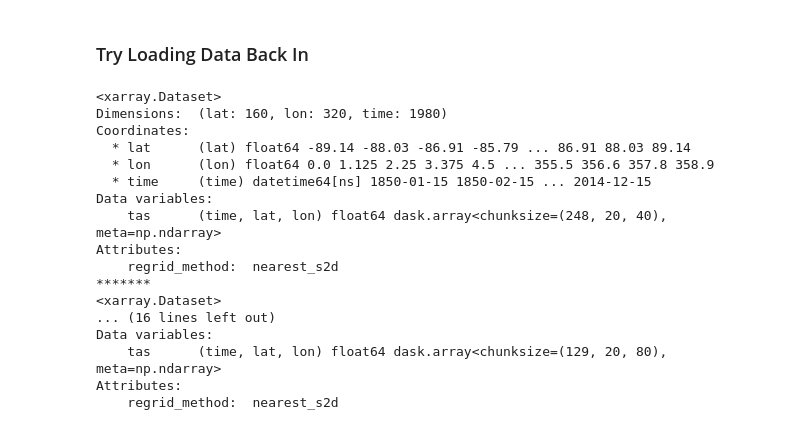
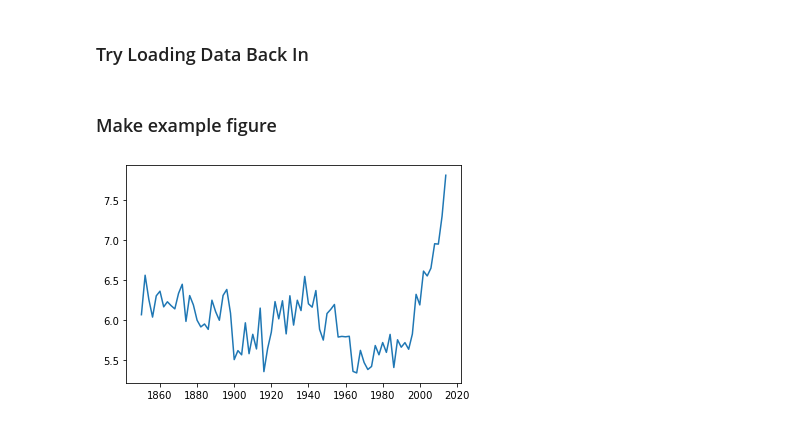
Before and after one commit to czarakas/local_climate_change_tool, a Jupyter notebook: Analysis/Phase1_ProcessData/Step1.ipynb, the cells around one changed output. Drawn from its saved outputs; the diff is of its cells as text; code cells hidden in the pictures.

Commit message:
Added code to read in intermediate post-processed zarr files

```diff
--- a/Analysis/Phase1_ProcessData/Step1.ipynb
+++ b/Analysis/Phase1_ProcessData/Step1.ipynb
@@ -44,26 +44,21 @@ def read_in_fname(fname):
     return xr.open_zarr(filename)
 
 
-print(read_in_fname('tas_historical_UKESM1-0-LL'))
-print('*******')
-print(read_in_fname('tas_ssp370_BCC-CSM2-MR'))
-print('*******')
-print(read_in_fname('tas_ssp370_MCM-UA-1-0'))
+ds = read_in_fname('tas_historical_UKESM1-0-LL')
-# %% [output]
-<xarray.Dataset>
-Dimensions:  (lat: 160, lon: 320, time: 1980)
-Coordinates:
-  * lat      (lat) float64 -89.14 -88.03 -86.91 -85.79 ... 86.91 88.03 89.14
-  * lon      (lon) float64 0.0 1.125 2.25 3.375 4.5 ... 355.5 356.6 357.8 358.9
-  * time     (time) datetime64[ns] 1850-01-15 1850-02-15 ... 2014-12-15
-Data variables:
-    tas      (time, lat, lon) float64 dask.array<chunksize=(248, 20, 40), meta=np.ndarray>
-Attributes:
-    regrid_method:  nearest_s2d
-*******
-<xarray.Dataset>
-... (16 lines left out)
-Data variables:
-    tas      (time, lat, lon) float64 dask.array<chunksize=(129, 20, 80), meta=np.ndarray>
-Attributes:
-    regrid_method:  nearest_s2d
+# %% [markdown]
+### Make example figure
+# %%
+import matplotlib.pyplot as plt
+thislat = 47.6062
+thislon = 237.67
+
+# Get data at single point
+ds_point=ds.sel(lon=thislon, lat=thislat, method='nearest')
+# Resample to two year annual average
+ds_point=ds_point.resample(time='2AS').mean()
+
+# Make plot
+plt.plot(ds_point['time'],ds_point['tas']-273.15)
+plt.show()
+# %% [output]
+[figure, added]
```
